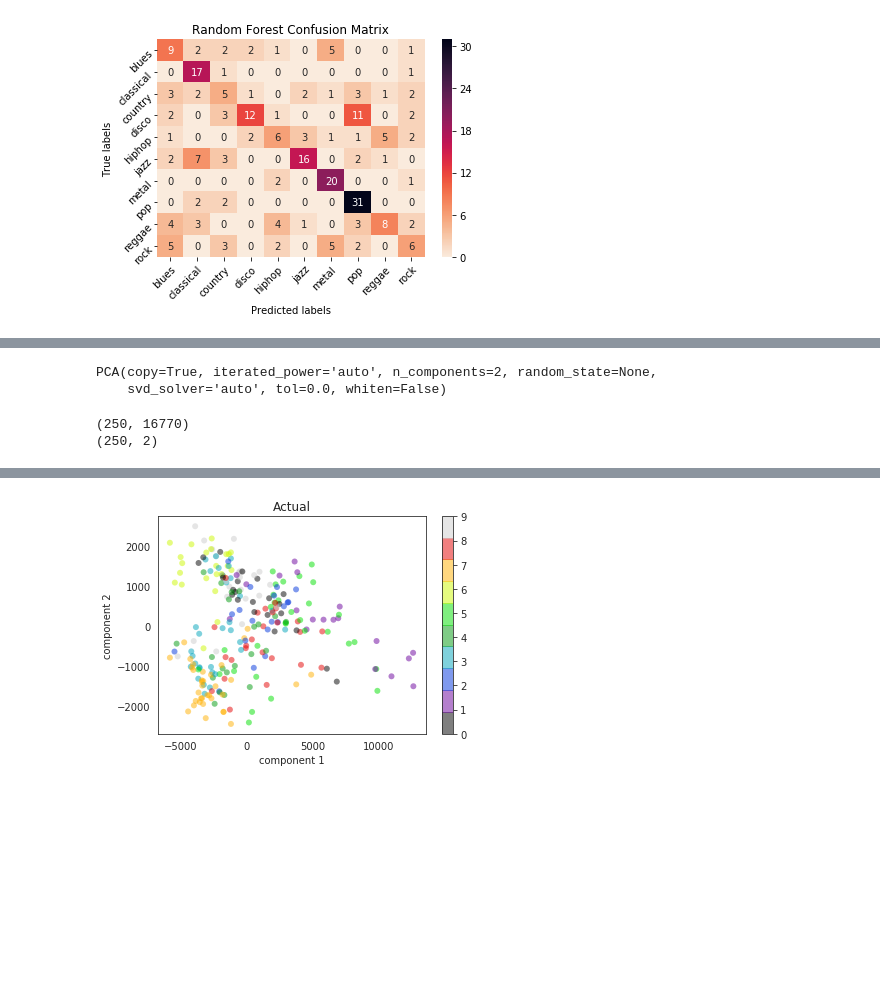
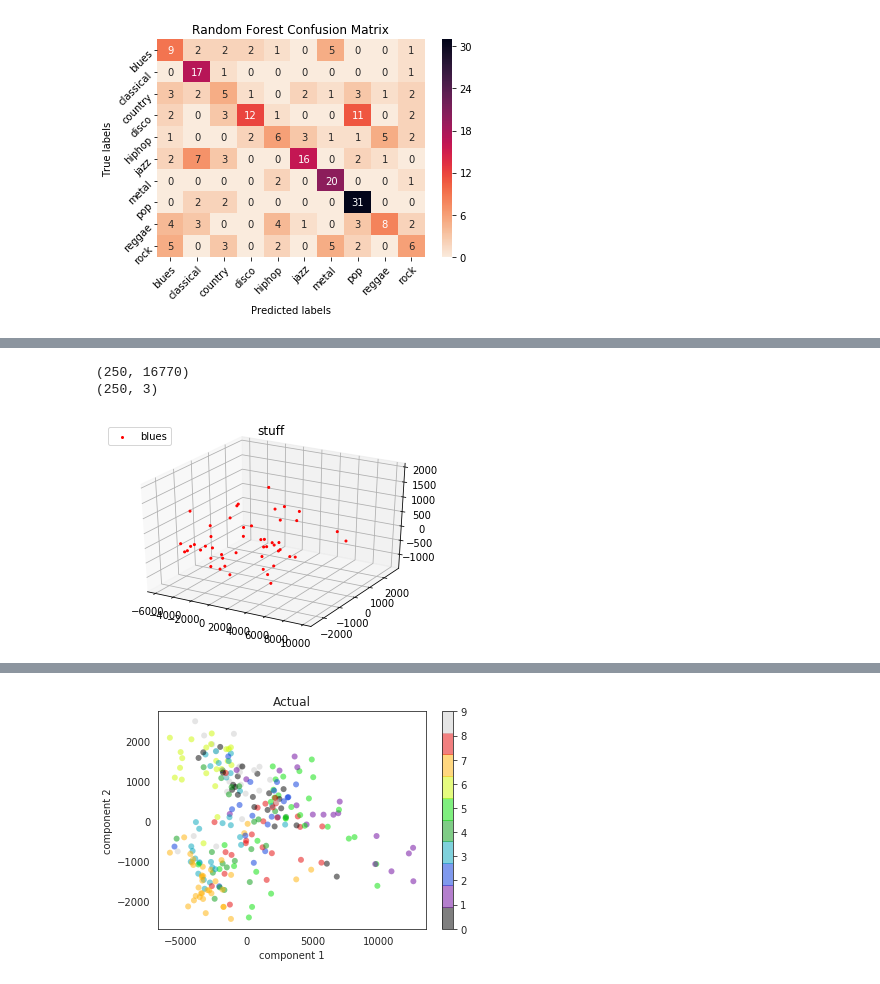
Before and after one commit to brendanyap/Genre-Classification, a Jupyter notebook: Brendan_Notebook.ipynb, the cells around one changed output, grey strips where cells are left out. Saved outputs shown, nothing was run; the diff lists cells and outputs as text; code cells hidden in the pictures; blank space fills up the shorter version.

Commit message:
Figure out 3d scatters

```diff
--- a/Brendan_Notebook.ipynb
+++ b/Brendan_Notebook.ipynb
@@ -270,5 +258,0 @@ pca = PCA(n_components=2)
-# %%
-pca.fit(X_test)
-# %% [output]
-PCA(copy=True, iterated_power='auto', n_components=2, random_state=None,
-    svd_solver='auto', tol=0.0, whiten=False)
@@ -277,6 +259,21 @@ pca_X = pca.transform(X_test)
-# %%
-print(X_test.shape)
-print(pca_X.shape)
-# %% [output]
-(250, 16770)
-(250, 2)
+# %%
+pca = PCA(n_components=3)
+pca.fit(X_test)
+projected = pca.transform(X_test)
+print(X_test.shape)
+print(projected.shape)
+# %% [output]
+(250, 16770)
+(250, 3)
+# %%
+fig = plt.figure()
+ax = fig.add_subplot(111, projection='3d')
+ax.scatter(projected[1:50,0], projected[1:50,1], projected[1:50,2], marker='o', color='red', label='blues', alpha=1, s=4)
+ax.set_xlabel=('PC1')
+ax.set_ylabel=('PC2')
+ax.set_zlabel=('PC3')
+plt.title('stuff')
+plt.legend(loc=2)
+plt.show()
+# %% [output]
+[figure, added]
```
Also changed, not shown: parts of 13 cells of this notebook.
